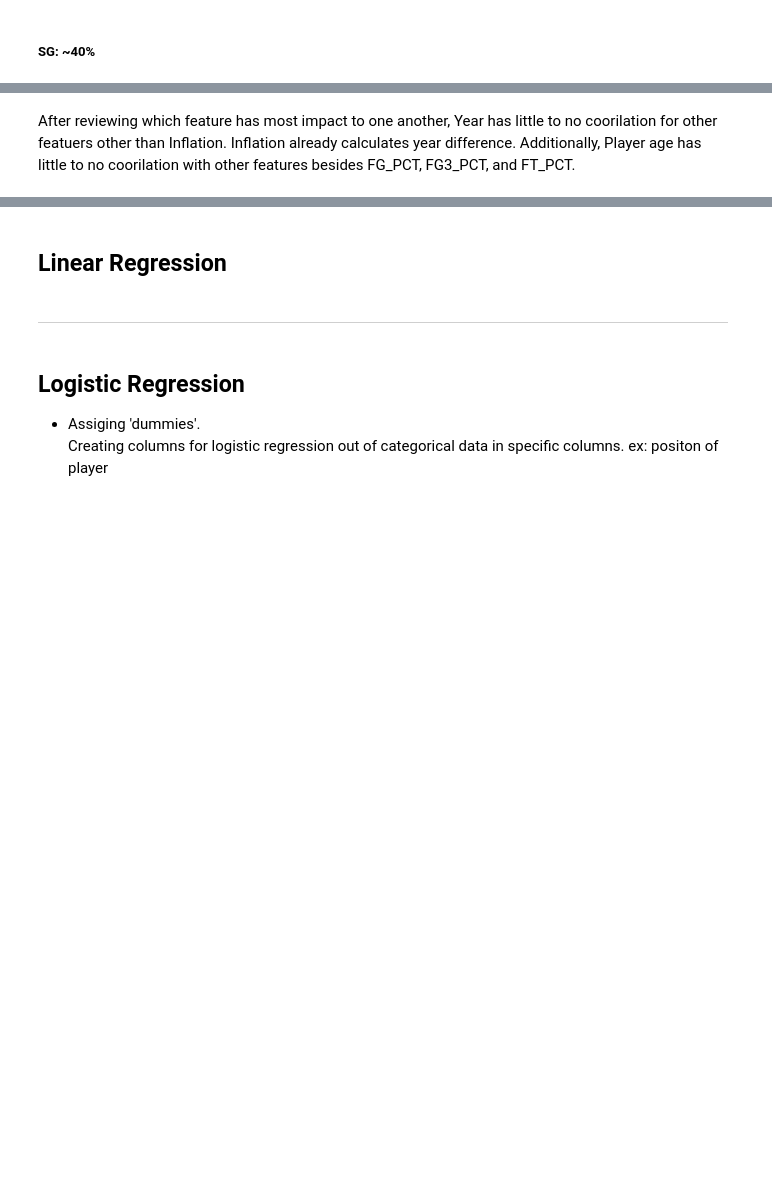
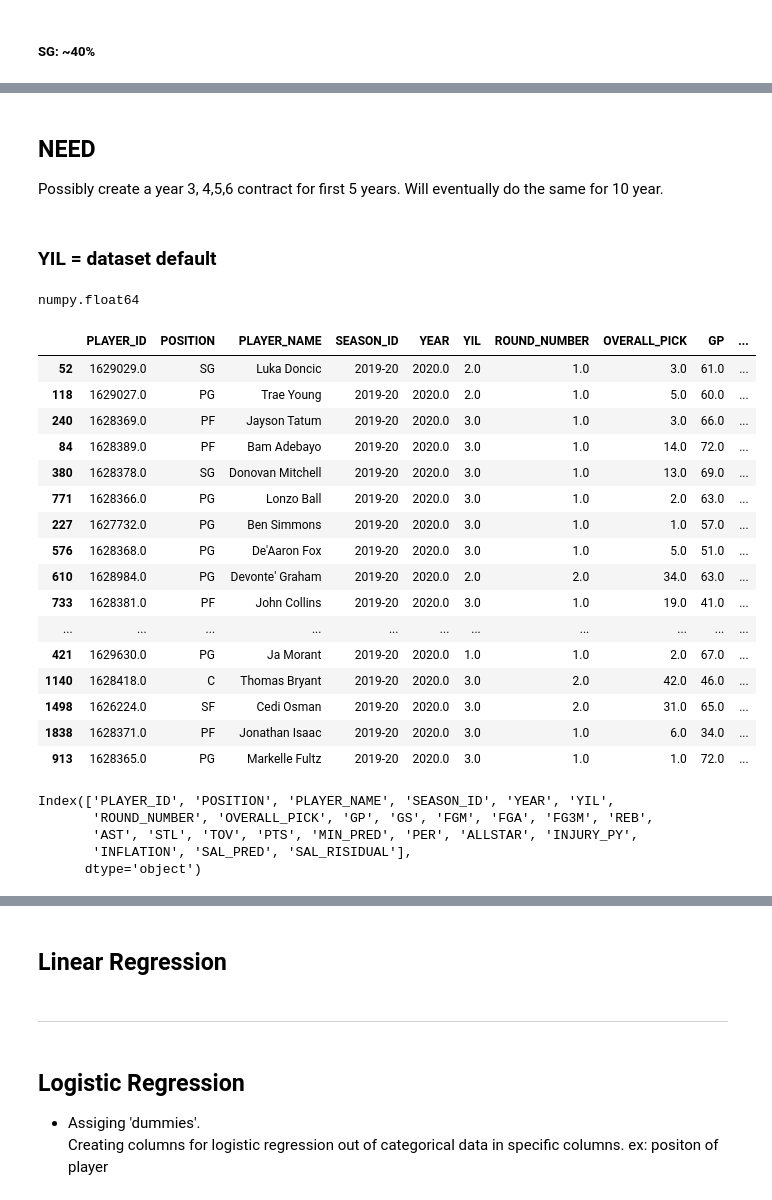
Before and after one commit to Fabiola-C14/Final-Project-NBA-Analysis, a Jupyter notebook: group_files/cpompa/notebooks/nba-ml-multi-linear-regression.ipynb, the cells around one changed output, grey strips where cells are left out. Drawn from its saved outputs; the diff is of its cells as text; code cells hidden in the pictures; blank space fills up the shorter version.

```diff
--- a/group_files/cpompa/notebooks/nba-ml-multi-linear-regression.ipynb
+++ b/group_files/cpompa/notebooks/nba-ml-multi-linear-regression.ipynb
@@ -219,7 +607,7 @@ plt.show()
 # %%
 ## Splitting the dataset into the Training set and Test set
 from sklearn.model_selection import train_test_split
-X_train, X_test,y_train, y_test = train_test_split(X, y, test_size = 0.25, random_state = 40)
+X_train, X_test,y_train, y_test = train_test_split(X, y, test_size = 0.20, random_state = 10)
 # %%
 ## Training the Multiple Linear Regression model on the Training set
 from sklearn.linear_model import LinearRegression
@@ -267,2 +664,41 @@ plt.show()
-# %% [markdown]
-After reviewing which feature has most impact to one another, Year has little to no coorilation for other featuers other than Inflation. Inflation already calculates year difference. Additionally, Player age has little to no coorilation with other features besides FG_PCT, FG3_PCT, and FT_PCT.
+# %% [markdown]
+## NEED
+
+Possibly create a year 3, 4,5,6 contract for first 5 years.
+Will eventually do the same for 10 year.
+# %% [markdown]
+### YIL = dataset default
+# %%
+type(dataset2['YEAR'][0])
+# %% [output]
+numpy.float64
+# %%
+# ds2 = dataset2[(dataset2['SEASON_ID'] == '2019-20') & (dataset2['YIL'] <= 3)].sort_values(by=['PER','YIL'], ascending=False)
+ds2 = dataset2[(dataset2['YEAR'] > 2019) & (dataset2['YIL'] <= 3)& (dataset2['INFLATION'] > 3)].sort_values(by=['SAL_PRED','PER'], ascending=False)
+ds2.head(20)
+# %% [output]
+|  | PLAYER_ID | POSITION | PLAYER_NAME | SEASON_ID | YEAR | YIL | ROUND_NUMBER | OVERALL_PICK | GP | ... |
+| 52 | 1629029.0 | SG | Luka Doncic | 2019-20 | 2020.0 | 2.0 | 1.0 | 3.0 | 61.0 | ... |
+| 118 | 1629027.0 | PG | Trae Young | 2019-20 | 2020.0 | 2.0 | 1.0 | 5.0 | 60.0 | ... |
+| 240 | 1628369.0 | PF | Jayson Tatum | 2019-20 | 2020.0 | 3.0 | 1.0 | 3.0 | 66.0 | ... |
+| 84 | 1628389.0 | PF | Bam Adebayo | 2019-20 | 2020.0 | 3.0 | 1.0 | 14.0 | 72.0 | ... |
+| 380 | 1628378.0 | SG | Donovan Mitchell | 2019-20 | 2020.0 | 3.0 | 1.0 | 13.0 | 69.0 | ... |
+| 771 | 1628366.0 | PG | Lonzo Ball | 2019-20 | 2020.0 | 3.0 | 1.0 | 2.0 | 63.0 | ... |
+| 227 | 1627732.0 | PG | Ben Simmons | 2019-20 | 2020.0 | 3.0 | 1.0 | 1.0 | 57.0 | ... |
+| 576 | 1628368.0 | PG | De'Aaron Fox | 2019-20 | 2020.0 | 3.0 | 1.0 | 5.0 | 51.0 | ... |
+| 610 | 1628984.0 | PG | Devonte' Graham | 2019-20 | 2020.0 | 2.0 | 2.0 | 34.0 | 63.0 | ... |
+| 733 | 1628381.0 | PF | John Collins | 2019-20 | 2020.0 | 3.0 | 1.0 | 19.0 | 41.0 | ... |
+| ... | ... | ... | ... | ... | ... | ... | ... | ... | ... | ... |
+| 421 | 1629630.0 | PG | Ja Morant | 2019-20 | 2020.0 | 1.0 | 1.0 | 2.0 | 67.0 | ... |
+| 1140 | 1628418.0 | C | Thomas Bryant | 2019-20 | 2020.0 | 3.0 | 2.0 | 42.0 | 46.0 | ... |
+| 1498 | 1626224.0 | SF | Cedi Osman | 2019-20 | 2020.0 | 3.0 | 2.0 | 31.0 | 65.0 | ... |
+| 1838 | 1628371.0 | PF | Jonathan Isaac | 2019-20 | 2020.0 | 3.0 | 1.0 | 6.0 | 34.0 | ... |
+| 913 | 1628365.0 | PG | Markelle Fultz | 2019-20 | 2020.0 | 3.0 | 1.0 | 1.0 | 72.0 | ... |
+# %%
+ds2.columns
+# %% [output]
+Index(['PLAYER_ID', 'POSITION', 'PLAYER_NAME', 'SEASON_ID', 'YEAR', 'YIL',
+       'ROUND_NUMBER', 'OVERALL_PICK', 'GP', 'GS', 'FGM', 'FGA', 'FG3M', 'REB',
+       'AST', 'STL', 'TOV', 'PTS', 'MIN_PRED', 'PER', 'ALLSTAR', 'INJURY_PY',
+       'INFLATION', 'SAL_PRED', 'SAL_RISIDUAL'],
+      dtype='object')
```
Also changed, not shown: parts of 79 cells of this notebook, 27 other files.
